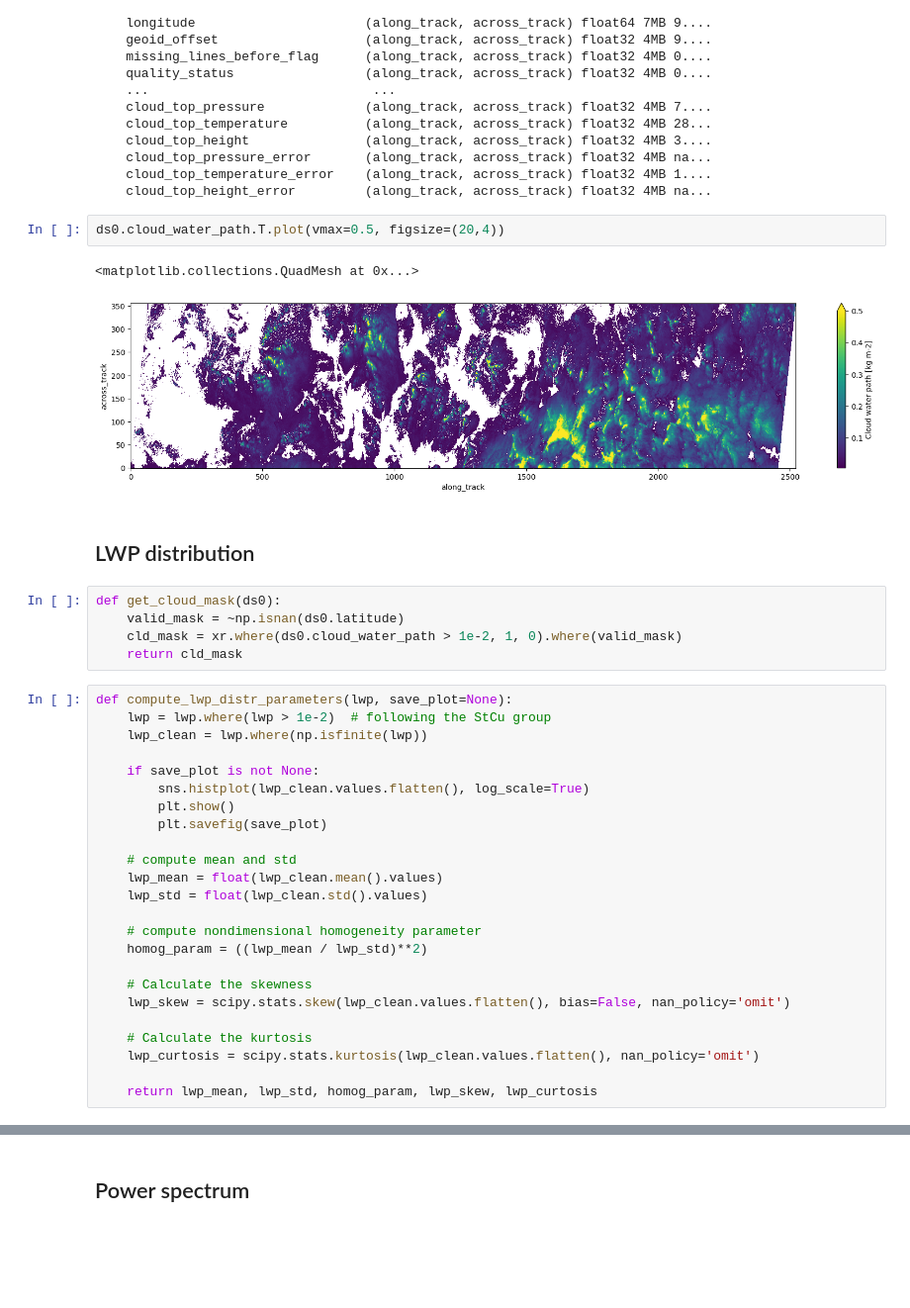
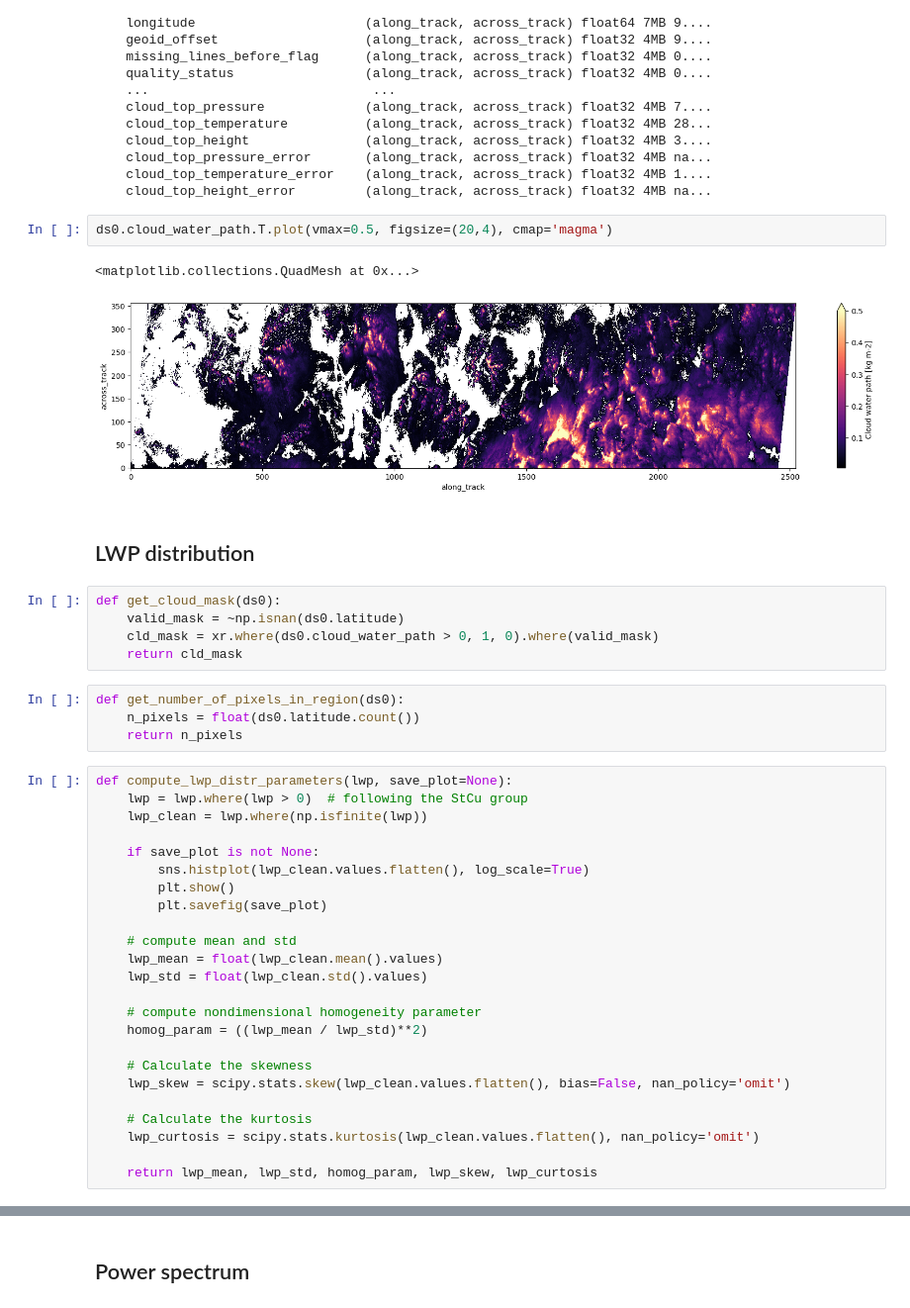
Before and after one commit to smbrose/hk25-teams, a Jupyter notebook: hk25-EarthCARE/EarthCARE-x-StCu/stats_of_LWP.ipynb, the cells around one changed output, grey strips where cells are left out. Shown at 99% size. Saved outputs shown, nothing was run; the diff lists cells and outputs as text; blank space fills up the shorter version.

```diff
--- a/hk25-EarthCARE/EarthCARE-x-StCu/stats_of_LWP.ipynb
+++ b/hk25-EarthCARE/EarthCARE-x-StCu/stats_of_LWP.ipynb
@@ -102,20 +104,24 @@ Data variables: (12/18)
     cloud_top_temperature_error    (along_track, across_track) float32 4MB 1....
     cloud_top_height_error         (along_track, across_track) float32 4MB na...
 # %%
-ds0.cloud_water_path.T.plot(vmax=0.5, figsize=(20,4))
+ds0.cloud_water_path.T.plot(vmax=0.5, figsize=(20,4), cmap='magma')
 # %% [output]
 <matplotlib.collections.QuadMesh at 0x...>
-[figure, old version]
+[figure, new version]
 # %% [markdown]
 ## LWP distribution
 # %%
 def get_cloud_mask(ds0):
     valid_mask = ~np.isnan(ds0.latitude)
-    cld_mask = xr.where(ds0.cloud_water_path > 1e-2, 1, 0).where(valid_mask)
+    cld_mask = xr.where(ds0.cloud_water_path > 0, 1, 0).where(valid_mask)
     return cld_mask
+# %%
+def get_number_of_pixels_in_region(ds0):
+    n_pixels = float(ds0.latitude.count())
+    return n_pixels
 # %%
 def compute_lwp_distr_parameters(lwp, save_plot=None):
-    lwp = lwp.where(lwp > 1e-2)  # following the StCu group
+    lwp = lwp.where(lwp > 0)  # following the StCu group
     lwp_clean = lwp.where(np.isfinite(lwp))
 
     if save_plot is not None:
```
Also changed, not shown: parts of 33 cells of this notebook.
